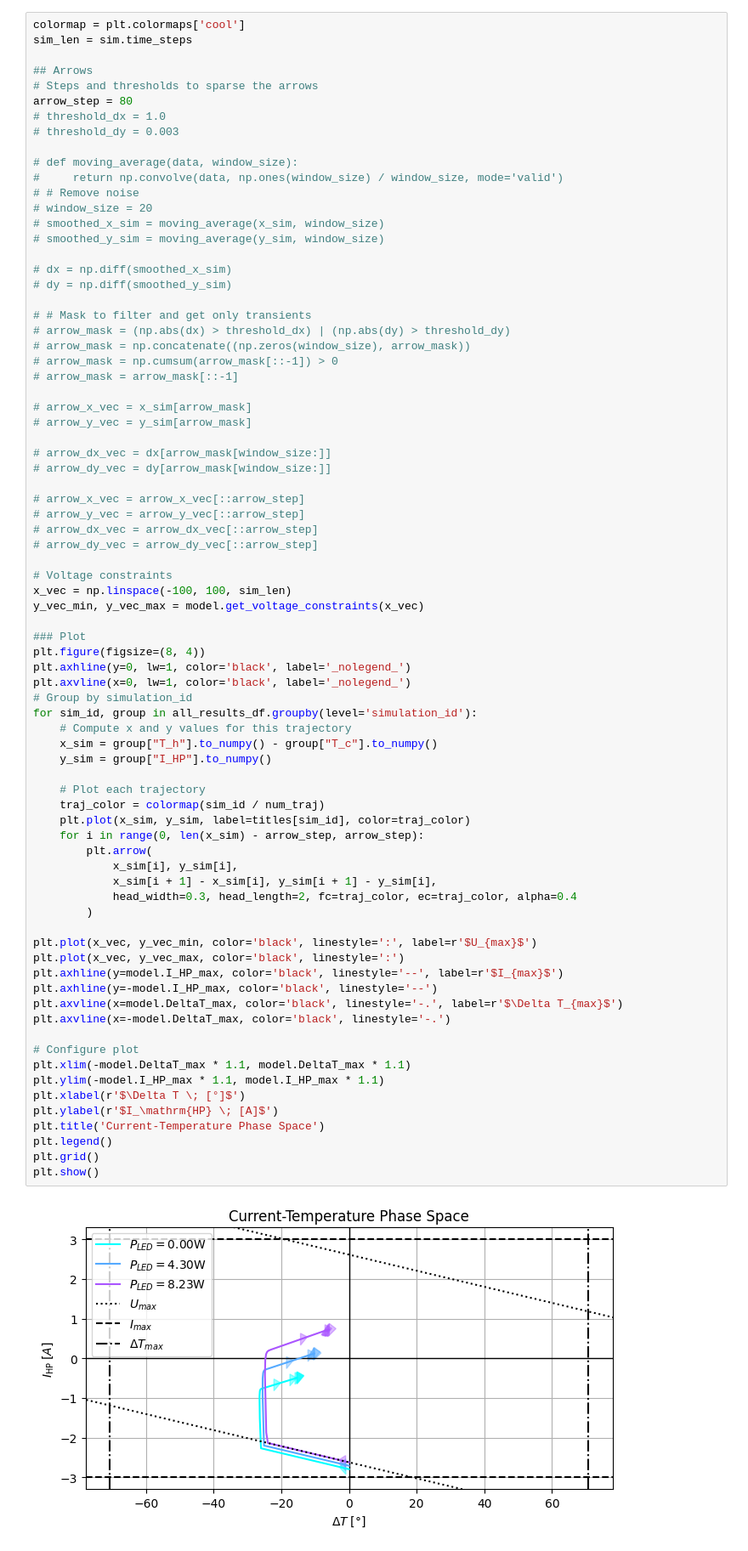
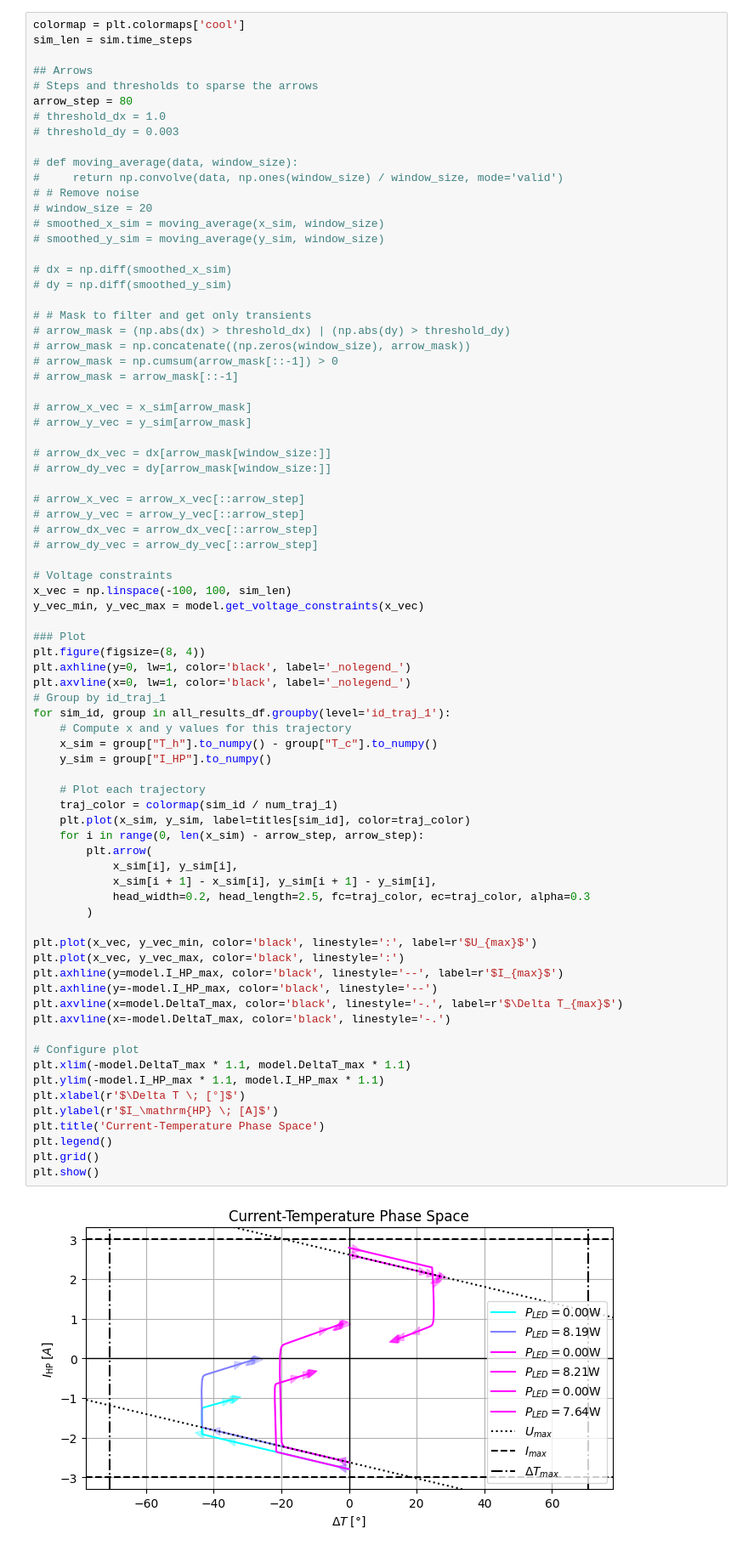
Before and after one commit to Jackmastro/Semester_Project, a Jupyter notebook: notebooks/main_simulation.ipynb, the cells around one changed output. Shown: that part at 85% size. Cells and saved outputs as stored; diff of their text form.

Commit message:
double iterable variable better plots currents still with a bug

```diff
--- a/notebooks/main_simulation.ipynb
+++ b/notebooks/main_simulation.ipynb
@@ -165,40 +187,40 @@ y_vec_min, y_vec_max = model.get_voltage_constraints(x_vec)
 plt.figure(figsize=(8, 4))
 plt.axhline(y=0, lw=1, color='black', label='_nolegend_')
 plt.axvline(x=0, lw=1, color='black', label='_nolegend_')
-# Group by simulation_id
-for sim_id, group in all_results_df.groupby(level='simulation_id'):
+# Group by id_traj_1
+for sim_id, group in all_results_df.groupby(level='id_traj_1'):
     # Compute x and y values for this trajectory
     x_sim = group["T_h"].to_numpy() - group["T_c"].to_numpy()
     y_sim = group["I_HP"].to_numpy()
 
     # Plot each trajectory
-    traj_color = colormap(sim_id / num_traj)
+    traj_color = colormap(sim_id / num_traj_1)
     plt.plot(x_sim, y_sim, label=titles[sim_id], color=traj_color)
     for i in range(0, len(x_sim) - arrow_step, arrow_step):
         plt.arrow(
             x_sim[i], y_sim[i],
             x_sim[i + 1] - x_sim[i], y_sim[i + 1] - y_sim[i],
-            head_width=0.3, head_length=2, fc=traj_color, ec=traj_color, alpha=0.4
+            head_width=0.2, head_length=2.5, fc=traj_color, ec=traj_color, alpha=0.3
         )
 
 plt.plot(x_vec, y_vec_min, color='black', linestyle=':', label=r'$U_{max}$')
 plt.plot(x_vec, y_vec_max, color='black', linestyle=':')
 plt.axhline(y=model.I_HP_max, color='black', linestyle='--', label=r'$I_{max}$')
 plt.axhline(y=-model.I_HP_max, color='black', linestyle='--')
 plt.axvline(x=model.DeltaT_max, color='black', linestyle='-.', label=r'$\Delta T_{max}$')
 plt.axvline(x=-model.DeltaT_max, color='black', linestyle='-.')
 
 # Configure plot
 plt.xlim(-model.DeltaT_max * 1.1, model.DeltaT_max * 1.1)
 plt.ylim(-model.I_HP_max * 1.1, model.I_HP_max * 1.1)
 plt.xlabel(r'$\Delta T \; [°]$')
 plt.ylabel(r'$I_\mathrm{HP} \; [A]$')
 plt.title('Current-Temperature Phase Space')
 plt.legend()
 plt.grid()
 plt.show()
 # %% [output]
-[figure, old version]
+[figure, new version]
 # %%
 # # Continuous Open-Loop
 # # Nonlinear phase portrait
```
Also changed, not shown: parts of 1 cell of this notebook, 2 other files.
